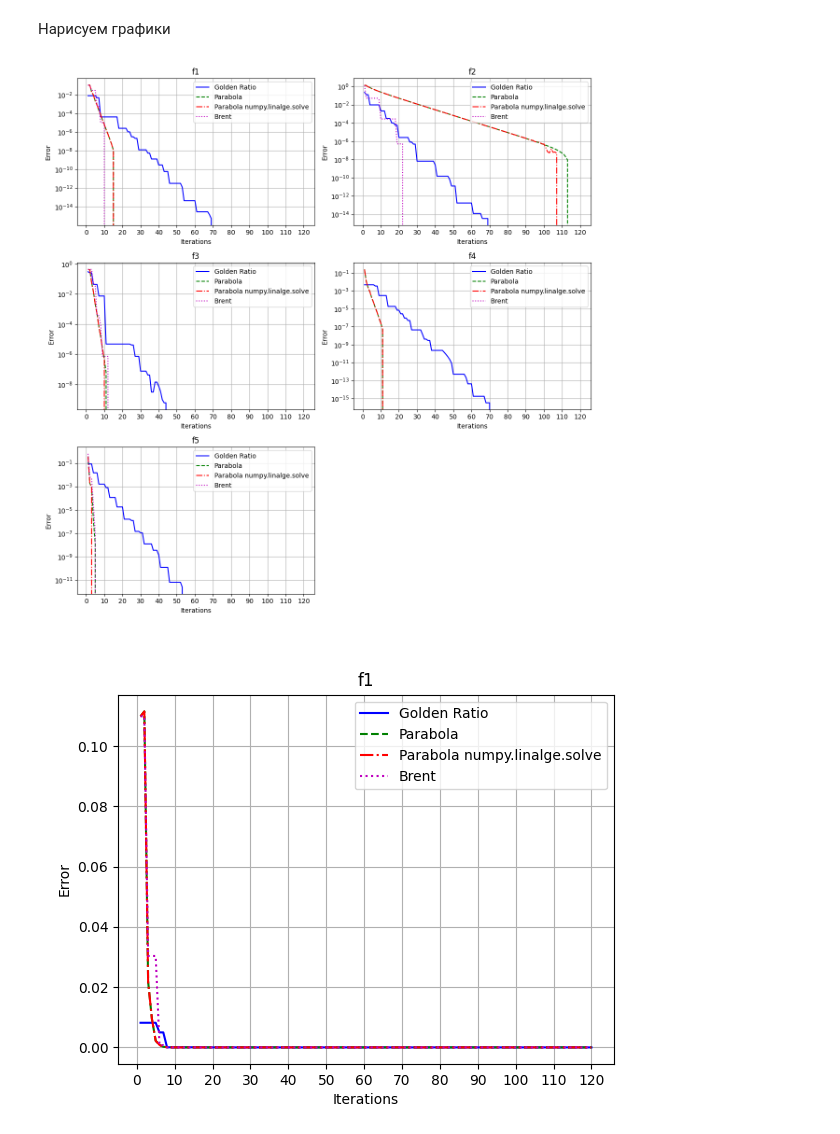
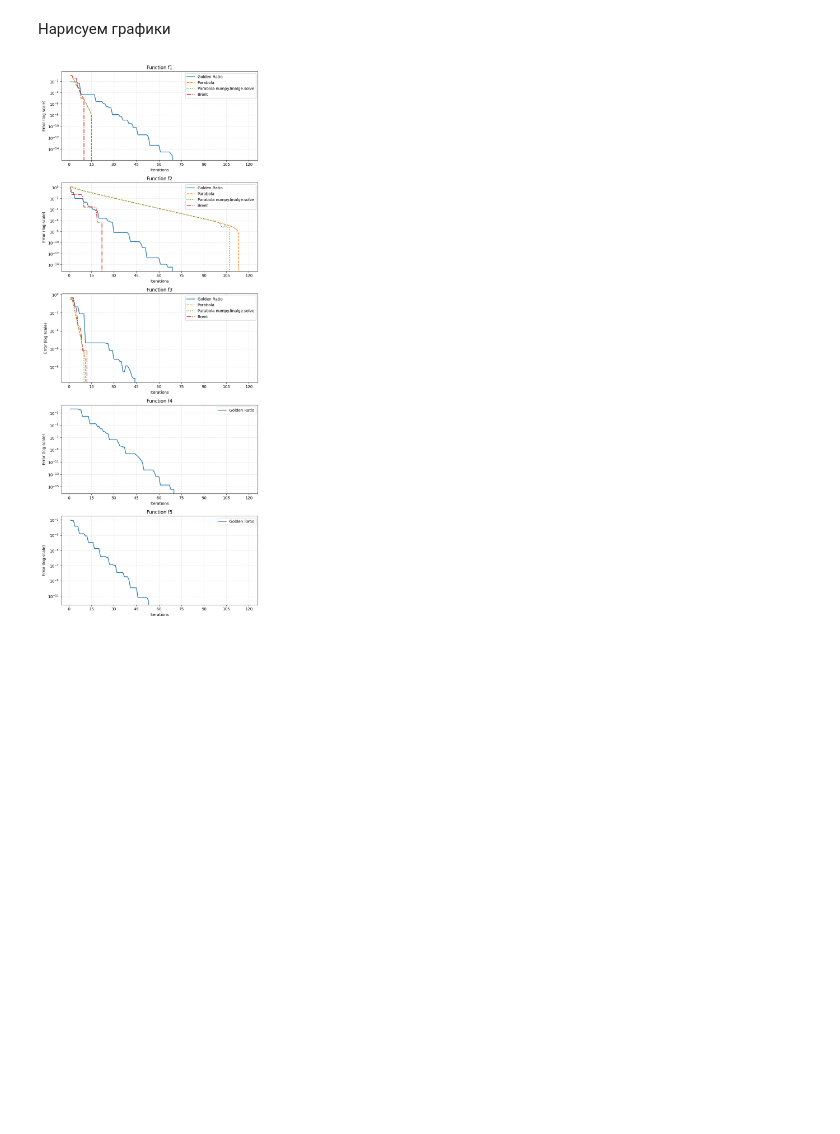
Before and after one commit to n-sukhov/OptMeth, a Jupyter notebook: Lab1/lab_1.ipynb, the cells around one changed output. Drawn from its saved outputs; the diff is of its cells as text; code cells hidden in the pictures; blank space fills up the shorter version.

```diff
--- a/Lab1/lab_1.ipynb
+++ b/Lab1/lab_1.ipynb
@@ -201,6 +128,8 @@ def brent_method(
     fx = fw = fv = f(c)
     K = (np.sqrt(5) - 1) / 2
     u = None
+    if not (f(a) >= f(c) <= f(b)):
+        raise ValueError("Must be f(a) >= f(c) <= f(b)")
 
     for k in range(max_iter):
         if len({fx, fw, fv}) == 3:
@@ -216,7 +145,7 @@ def brent_method(
                 try:
                     u = -b_coeff / (2 * a_coeff)
                 except ZeroDivisionError:
-                    pass
+                    u = None
 
         if u is None or np.isnan(u) or u < a or u > b or abs(u - x) > abs(v - b)/2:
             if x < (a + b) / 2:
@@ -285,19 +216,19 @@ for i, f in enumerate(functions):
 
     method_results = [
         [golden_ratio_method(f, a, b, max_iter=x, epsilon=1e-15)[0] for x in x_space],
-        [parabola_method(f, a, c, b, max_iter=x, epsilon=1e-15)[0] for x in x_space],
-        [parabola_method_numpy(f, a, c, b, max_iter=x, epsilon=1e-15)[0] for x in x_space],
-        [brent_method(f, a, c, b, max_iter=x, epsilon=1e-15)[0] for x in x_space]
+        [parabola_method(f, a, c, b, max_iter=x, epsilon=1e-15)[0] for x in x_space] if (f(a) >= f(c) <= f(b)) else None,
+        [parabola_method_numpy(f, a, c, b, max_iter=x, epsilon=1e-15)[0] for x in x_space] if (f(a) >= f(c) <= f(b)) else None,
+        [brent_method(f, a, c, b, max_iter=x, epsilon=1e-15)[0] for x in x_space] if (f(a) >= f(c) <= f(b)) else None
     ]
 
     reference_points = [
         golden_ratio_method(f, a, b, max_iter=10000, epsilon=1e-15)[0],
-        parabola_method(f, a, c, b, max_iter=10000, epsilon=1e-15)[0],
-        parabola_method_numpy(f, a, c, b, max_iter=10000, epsilon=1e-15)[0],
-        brent_method(f, a, c, b, max_iter=10000, epsilon=1e-15)[0]
+        parabola_method(f, a, c, b, max_iter=10000, epsilon=1e-15)[0] if (f(a) >= f(c) <= f(b)) else None,
+        parabola_method_numpy(f, a, c, b, max_iter=10000, epsilon=1e-15)[0] if (f(a) >= f(c) <= f(b)) else None,
+        brent_method(f, a, c, b, max_iter=10000, epsilon=1e-15)[0] if (f(a) >= f(c) <= f(b)) else None
     ]
     method_errors = [
-        [abs(x_k - reference_points[j]) for x_k in method_results[j]]
+        [abs(x_k - reference_points[j]) for x_k in method_results[j]] if method_results[j] else None
         for j in range(4)
     ]
 
@@ -308,23 +239,36 @@ for i, f in enumerate(functions):
 # %%
 method_names = ["Golden Ratio", "Parabola", "Parabola numpy.linalge.solve", "Brent"]
 
-axes_list = []
-for i, error in enumerate(errors_all):
-    ax = create_plot(
-        x=x_space,
-        y_arrays=error,
-        x_label="Iterations",
-        y_label="Error",
-        func_labels=method_names,
-        linestyle=["-", "--", "-.", ":"],
-        linewidth=[1.5] * 4,
-        base=10,
-        colors=["b", "g", "r", "m"]
-    )
-    ax.set_title(f"f{i+1}")
-    axes_list.append(ax)
+fig, axes = plt.subplots(5, 1, figsize=(8, 20))
+fig.subplots_adjust(hspace=0.5)
 
-draw_subplots(axes_list, nrows=3, ncols=2, height=4, width=6, log_y=True)
+line_styles = {
+    "Golden Ratio": '-',
+    "Parabola": '--',
+    "Parabola numpy.linalge.solve": ':',
+    "Brent": '-.'
+}
+
+for i in range(5):
+    ax = axes[i]
+    ax.set_title(f'Function f{i+1}', fontsize=12)
+    ax.set_xlabel('Iterations', fontsize=10)
+    ax.set_ylabel('Error (log scale)', fontsize=10)
+    ax.set_yscale('log')
+    ax.grid(True, which='both', linestyle=':', alpha=0.7)
+
+    for method_idx in range(4):
+        method_name = method_names[method_idx]
+        if errors_all[i][method_idx] is not None:
+            ax.plot(x_space, errors_all[i][method_idx],
+                   linestyle=line_styles[method_name],
+                   label=method_name,
+                   linewidth=1.7)
+
+    ax.legend(fontsize=10, framealpha=0.9)
+    ax.xaxis.set_major_locator(ticker.MaxNLocator(integer=True))
+
+plt.tight_layout()
+plt.show()
 # %% [output]
-[figure, old version]
+[figure, new version]
-[figure, removed]
```
Also changed, not shown: parts of 5 cells of this notebook.
